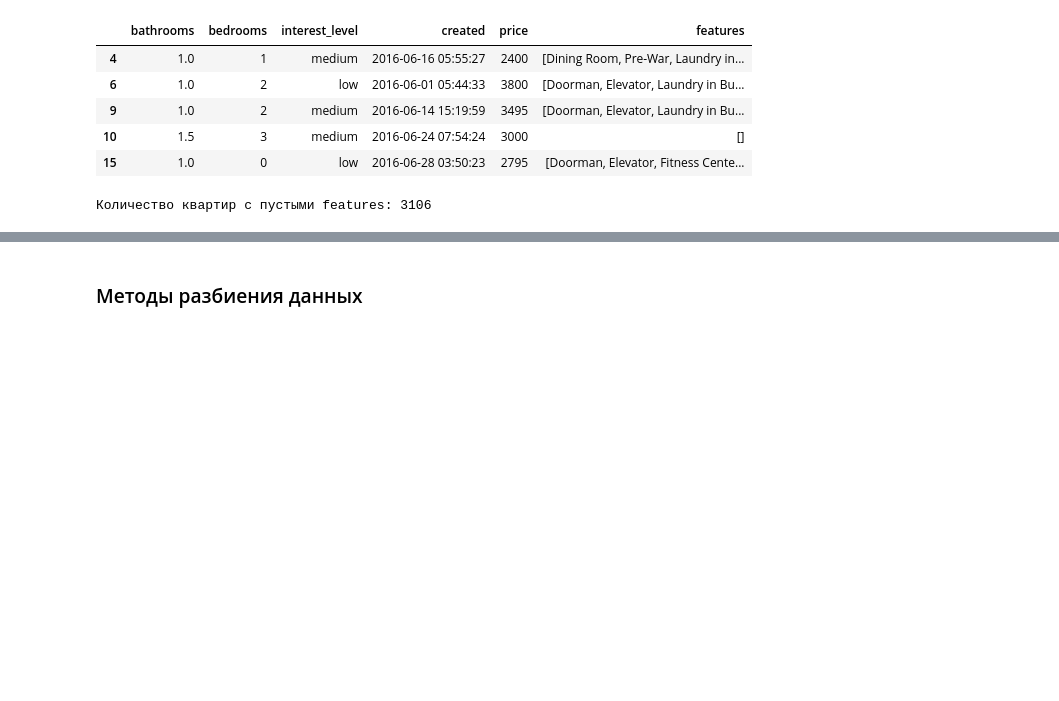
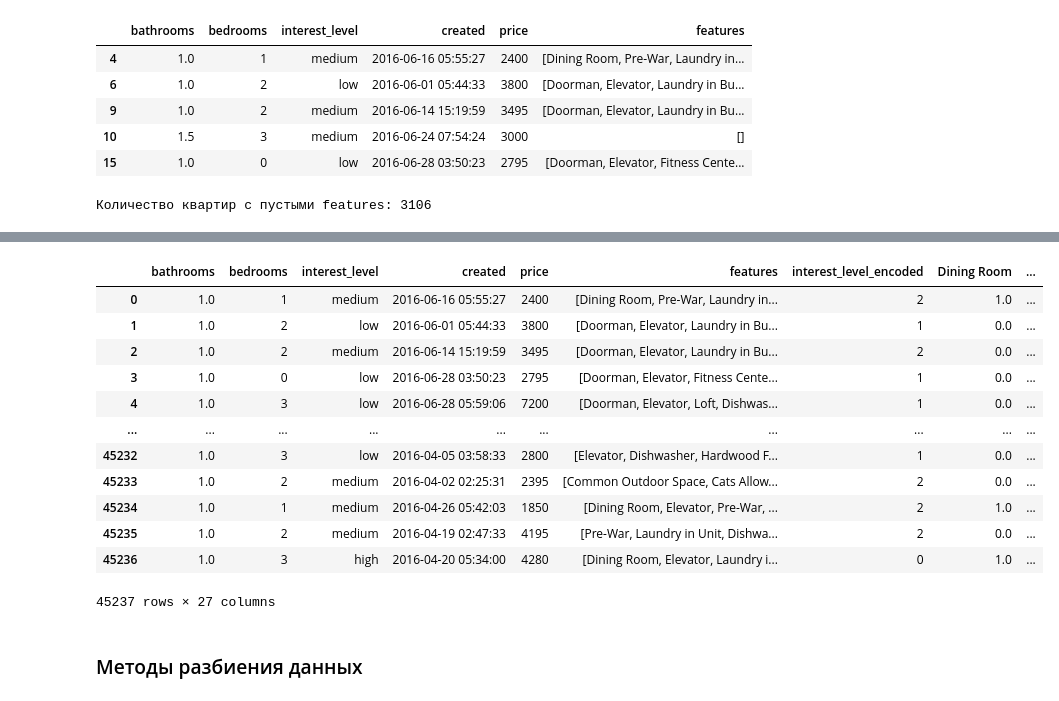
Before and after one commit to affiliation24/Validation, a Jupyter notebook: src/ml_3_validation.ipynb, the cells around one changed output, grey strips where cells are left out. Drawn from its saved outputs; the diff is of its cells as text; code cells hidden in the pictures; blank space fills up the shorter version.

```diff
--- a/src/ml_3_validation.ipynb
+++ b/src/ml_3_validation.ipynb
@@ -126,2 +138,18 @@ Index(['bathrooms', 'bedrooms', 'interest_level', 'created', 'price',
+# %%
+df_train
+# %% [output]
+|  | bathrooms | bedrooms | interest_level | created | price | features | interest_level_encoded | Dining Room | ... |
+| 0 | 1.0 | 1 | medium | 2016-06-16 05:55:27 | 2400 | [Dining Room, Pre-War, Laundry in... | 2 | 1.0 | ... |
+| 1 | 1.0 | 2 | low | 2016-06-01 05:44:33 | 3800 | [Doorman, Elevator, Laundry in Bu... | 1 | 0.0 | ... |
+| 2 | 1.0 | 2 | medium | 2016-06-14 15:19:59 | 3495 | [Doorman, Elevator, Laundry in Bu... | 2 | 0.0 | ... |
+| 3 | 1.0 | 0 | low | 2016-06-28 03:50:23 | 2795 | [Doorman, Elevator, Fitness Cente... | 1 | 0.0 | ... |
+| 4 | 1.0 | 3 | low | 2016-06-28 05:59:06 | 7200 | [Doorman, Elevator, Loft, Dishwas... | 1 | 0.0 | ... |
+| ... | ... | ... | ... | ... | ... | ... | ... | ... | ... |
+| 45232 | 1.0 | 3 | low | 2016-04-05 03:58:33 | 2800 | [Elevator, Dishwasher, Hardwood F... | 1 | 0.0 | ... |
+| 45233 | 1.0 | 2 | medium | 2016-04-02 02:25:31 | 2395 | [Common Outdoor Space, Cats Allow... | 2 | 0.0 | ... |
+| 45234 | 1.0 | 1 | medium | 2016-04-26 05:42:03 | 1850 | [Dining Room, Elevator, Pre-War, ... | 2 | 1.0 | ... |
+| 45235 | 1.0 | 2 | medium | 2016-04-19 02:47:33 | 4195 | [Pre-War, Laundry in Unit, Dishwa... | 2 | 0.0 | ... |
+| 45236 | 1.0 | 3 | high | 2016-04-20 05:34:00 | 4280 | [Dining Room, Elevator, Laundry i... | 0 | 1.0 | ... |
+45237 rows × 27 columns
 # %%
 X = df_train.drop(columns=["interest_level", "price", "features"])
```
Also changed, not shown: parts of 30 cells of this notebook.
